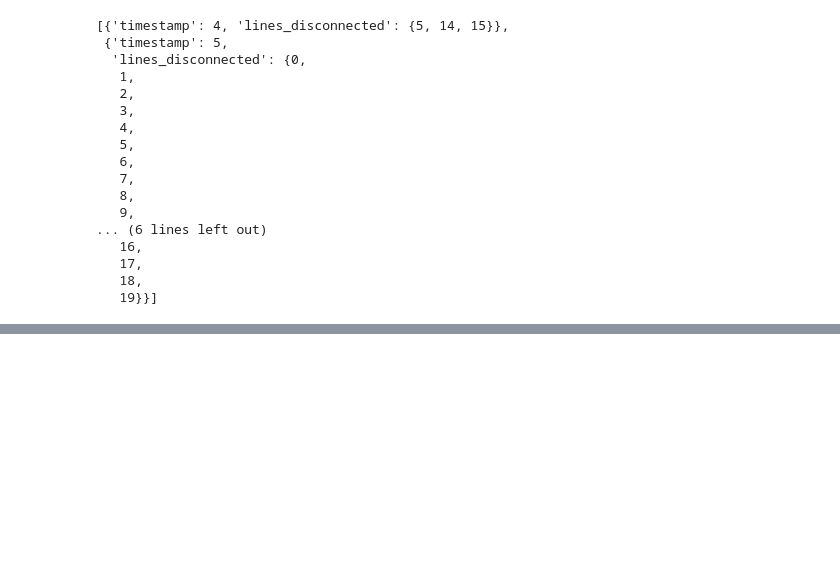
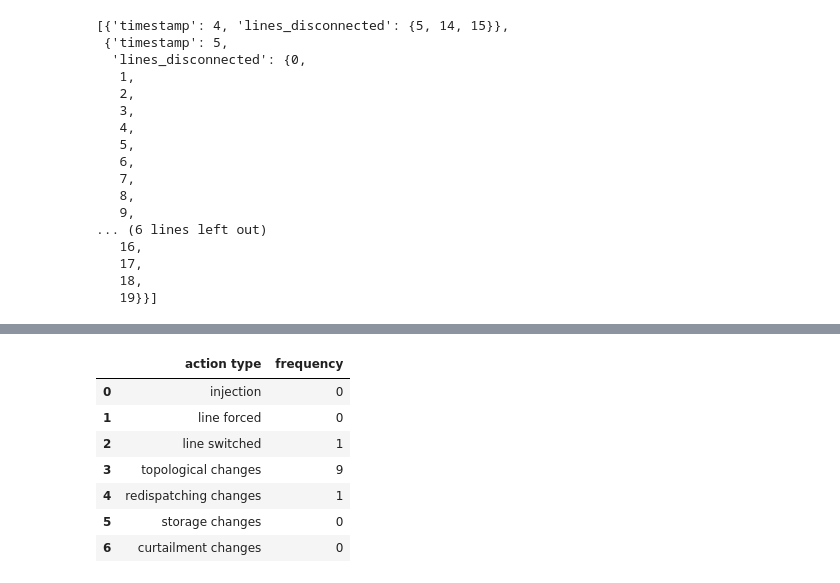
Before and after one commit to seifou23i/Grid2Bench, a Jupyter notebook: notebooks/TestNotebook.ipynb, the cells around one changed output, grey strips where cells are left out. Drawn from its saved outputs; the diff is of its cells as text; code cells hidden in the pictures; blank space fills up the shorter version.

```diff
--- a/notebooks/TestNotebook.ipynb
+++ b/notebooks/TestNotebook.ipynb
@@ -126,0 +281,20 @@ bench_plot.get_disconnected_lines_by_timestamp()
+# %%
+import pandas as pd
+dict_actions_freq= bench_plot.get_actions_freq_by_type()
+df_actions_freq_by_type = pd.DataFrame(columns=["action type", "frequency"])
+# %%
+for key, values in dict_actions_freq.items() :
+
+    for char in ["nb", "_"]: key = key.replace(char, " ")
+    df_actions_freq_by_type = df_actions_freq_by_type.append({'action type' : key, 'frequency' : sum(values)}, ignore_index=True)
+# %%
+df_actions_freq_by_type
+# %% [output]
+|  | action type | frequency |
+| 0 | injection | 0 |
+| 1 | line forced | 0 |
+| 2 | line switched | 1 |
+| 3 | topological changes | 9 |
+| 4 | redispatching changes | 1 |
+| 5 | storage changes | 0 |
+| 6 | curtailment changes | 0 |
```
Also changed, not shown: parts of 31 cells of this notebook, 3 other files.
